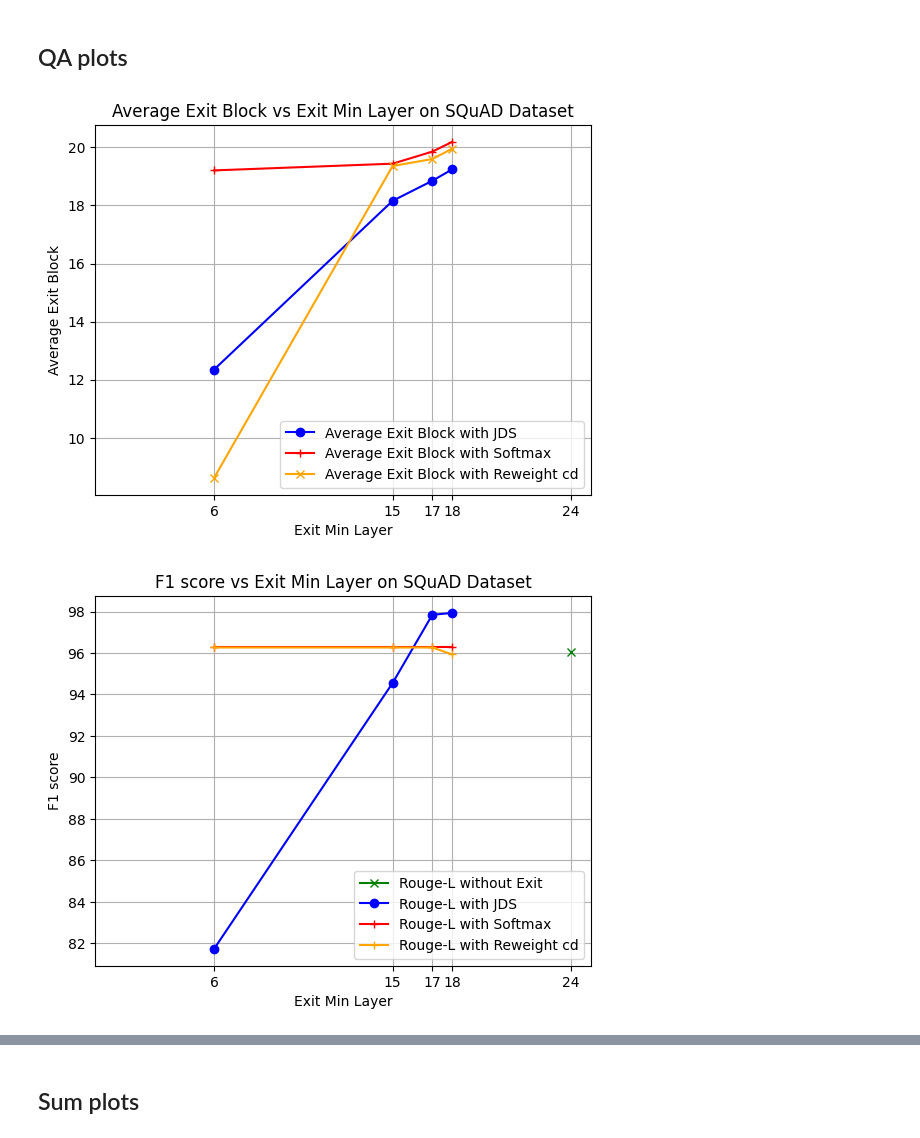
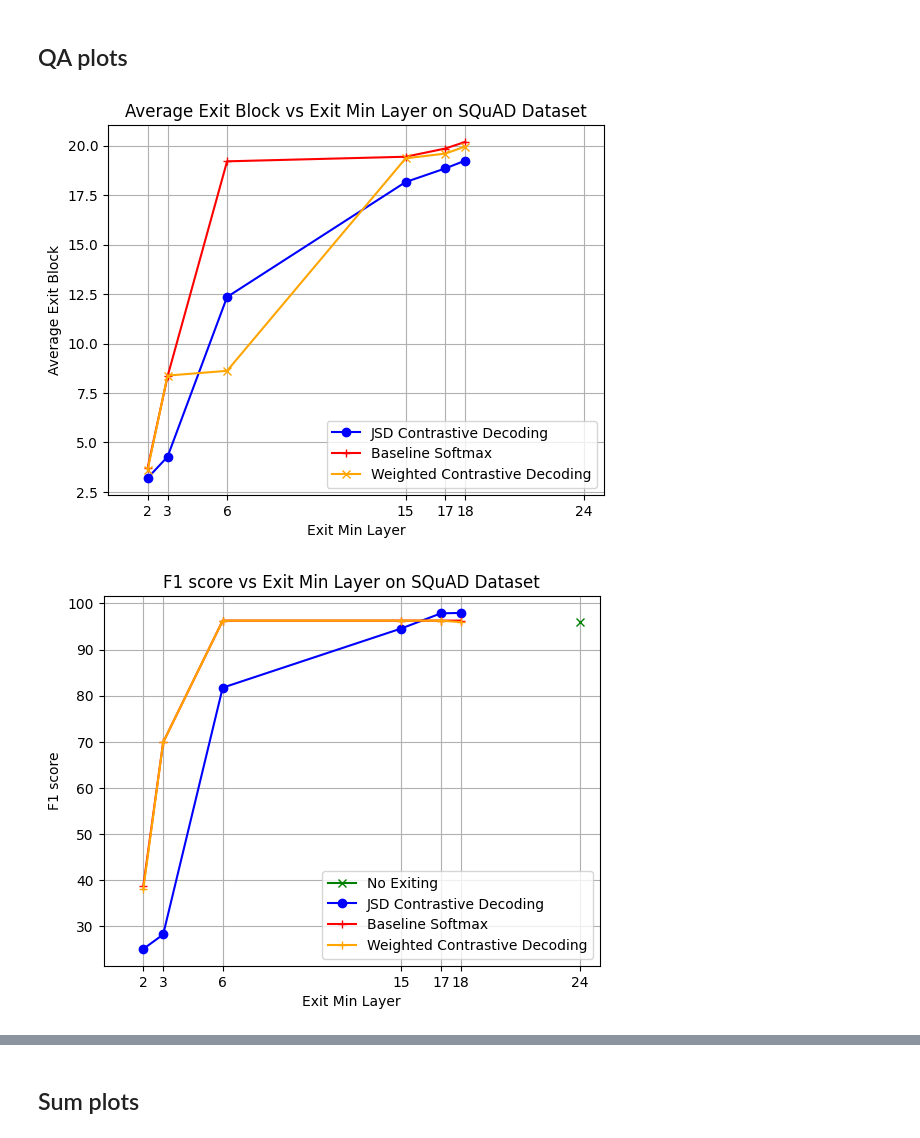
Before and after one commit to joanvelja/Confidently_Exiting, a Jupyter notebook: src/plots/plots_mn.ipynb, the cells around one changed output, grey strips where cells are left out. Cells and saved outputs as stored; diff of their text form; code cells hidden in the pictures.

```diff
--- a/src/plots/plots_mn.ipynb
+++ b/src/plots/plots_mn.ipynb
@@ -27,39 +27,60 @@ wandb: Find logs at: ./wandb/offline-run-20240512_173758-8wo5r78x/logs
 # %%
 import matplotlib.pyplot as plt
 
-exit_min_layer_list = [18, 17, 15, 6]
-average_exit_block_list_JDS = [19.242, 18.85, 18.16, 12.351]
-average_exit_block_list_softmax = [20.188, 19.854, 19.439, 19.207]
-average_exit_block_list_rew = [19.953, 19.599, 19.359, 8.62]
+exit_min_layer_list = [18, 17, 15, 6, 3, 2]
+average_exit_block_list_JDS = [19.242, 18.85, 18.16, 12.351, 4.277, 3.208]
+average_exit_block_list_softmax = [20.188, 19.854, 19.439, 19.207, 8.337, 3.726]
+average_exit_block_list_rew = [19.953, 19.599, 19.359, 8.62, 8.38, 3.629]
+
+# average_exit_block_list_JDS_fixed = [19.276, 18.972, 18.439, 12.305, 4.483,3.349]
+# average_exit_block_list_softmax_fixed = [20.188, 19.854, 19.439, 19.207, 8.124, 3.651]
+# average_exit_block_list_rew_fixed = [19.882, 19.608, 19.247, 19.247, 7.993,3.581]
+
 exit_normal = [24]
 
-plt.plot(exit_min_layer_list, average_exit_block_list_JDS, marker='o', label='Average Exit Block with JDS', color='blue')
-plt.plot(exit_min_layer_list, average_exit_block_list_softmax, marker='+', label='Average Exit Block with Softmax', color='red')
-plt.plot(exit_min_layer_list, average_exit_block_list_rew, marker='x', label='Average Exit Block with Reweight cd', color='orange')
+plt.plot(exit_min_layer_list, average_exit_block_list_JDS, marker='o', label='JSD Contrastive Decoding', color='blue')
+plt.plot(exit_min_layer_list, average_exit_block_list_softmax, marker='+', label='Baseline Softmax', color='red')
+plt.plot(exit_min_layer_list, average_exit_block_list_rew, marker='x', label='Weighted Contrastive Decoding', color='orange')
+
+# plt.plot(exit_min_layer_list, average_exit_block_list_JDS_fixed, marker='o', label='Average Exit Block with JDS fixed', color='blue', linestyle='dashed')
+# plt.plot(exit_min_layer_list, average_exit_block_list_softmax_fixed, marker='+', label='Average Exit Block with Softmax fixed', color='red', linestyle='dashed')
+# plt.plot(exit_min_layer_list, average_exit_block_list_rew_fixed, marker='x', label='Average Exit Block with Weight-cd fixed', color='orange', linestyle='dashed')
+
 plt.grid(True)
 plt.xlim(0, 25)
+# plt.ylim(0, 25)
 plt.xticks(exit_min_layer_list + exit_normal)
 plt.xlabel('Exit Min Layer')
 plt.ylabel('Average Exit Block')
 plt.title('Average Exit Block vs Exit Min Layer on SQuAD Dataset')
 plt.legend()  # This will add a legend with the labels specified in the plot calls
 plt.show()
 # %% [output]
-[figure, old version]
+[figure, new version]
 # %%
 import matplotlib.pyplot as plt
 
-exit_min_layer_list = [18, 17, 15, 6]
-performance_JDS = [97.933, 97.842, 94.557, 81.733]
-performance_softmax = [96.267, 96.267, 96.267, 96.267]
-performance_rew = [95.933, 96.267, 96.267, 96.267]
+exit_min_layer_list = [18, 17, 15, 6, 3, 2]
+performance_JDS = [97.933, 97.842, 94.557, 81.733, 28.245, 25.116]
+performance_softmax = [96.267, 96.267, 96.267, 96.267, 69.897,38.779]
+performance_rew = [95.933, 96.267, 96.267, 96.267, 69.882, 38.112]
+
+# performance_JDS_fixed = [97.433, 94.588, 89.9, 74.459, 25.839, 15.054]
+
+# performance_rew_fixed = [95.933, 95.767, 96.124, 95.552, 67.482,30.455]
+
 exit_normal = [24]
 performance_normal = [96.0667]
 
-plt.plot(exit_normal, performance_normal, marker='x', label='Rouge-L without Exit', color='green')
-plt.plot(exit_min_layer_list, performance_JDS, marker='o', label='Rouge-L with JDS', color='blue')
-plt.plot(exit_min_layer_list, performance_softmax, marker='+', label='Rouge-L with Softmax', color='red')
-plt.plot(exit_min_layer_list, performance_rew, marker='+', label='Rouge-L with Reweight cd', color='orange')
+plt.plot(exit_normal, performance_normal, marker='x', label='No Exiting', color='green')
+plt.plot(exit_min_layer_list, performance_JDS, marker='o', label='JSD Contrastive Decoding', color='blue')
+plt.plot(exit_min_layer_list, performance_softmax, marker='+', label='Baseline Softmax', color='red')
+plt.plot(exit_min_layer_list, performance_rew, marker='+', label='Weighted Contrastive Decoding', color='orange')
+
+
+# plt.plot(exit_min_layer_list, performance_JDS_fixed, marker='o', label='Average Exit Block with JDS fixed', color='blue', linestyle='dashed')
+# plt.plot(exit_min_layer_list, average_exit_block_list_softmax_fixed, marker='+', label='Average Exit Block with Softmax fixed', color='red', linestyle='dashed')
+# plt.plot(exit_min_layer_list, performance_rew_fixed, marker='x', label='Average Exit Block with Weight-cd fixed', color='orange', linestyle='dashed')
 
 plt.grid(True)
 plt.xlim(0, 25) # This will set the x-axis ticks to the values in exit_min_layer_list and exit_normal
@@ -70,4 +91,4 @@ plt.title('F1 score vs Exit Min Layer on SQuAD Dataset')
 plt.legend()  # This will add a legend with the labels specified in the plot calls
 plt.show()
 # %% [output]
-[figure, old version]
+[figure, new version]
```
Also changed, not shown: parts of 6 cells of this notebook, 11 other files.
